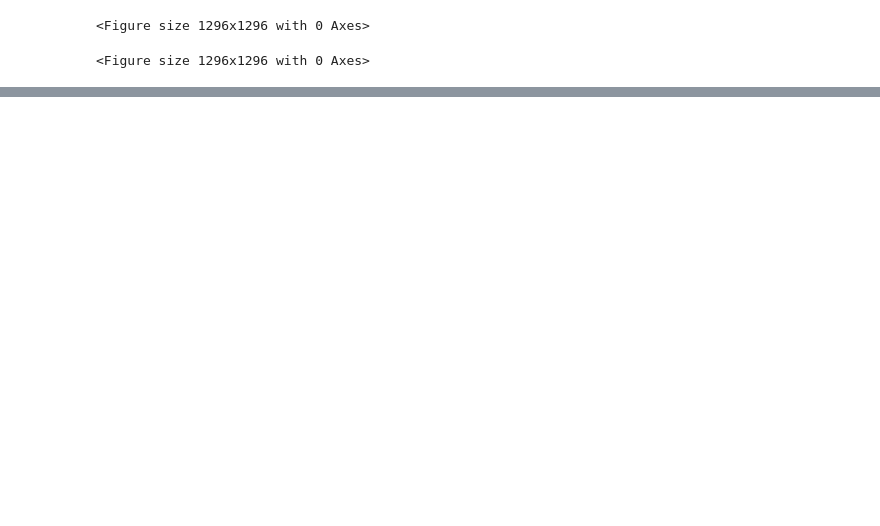
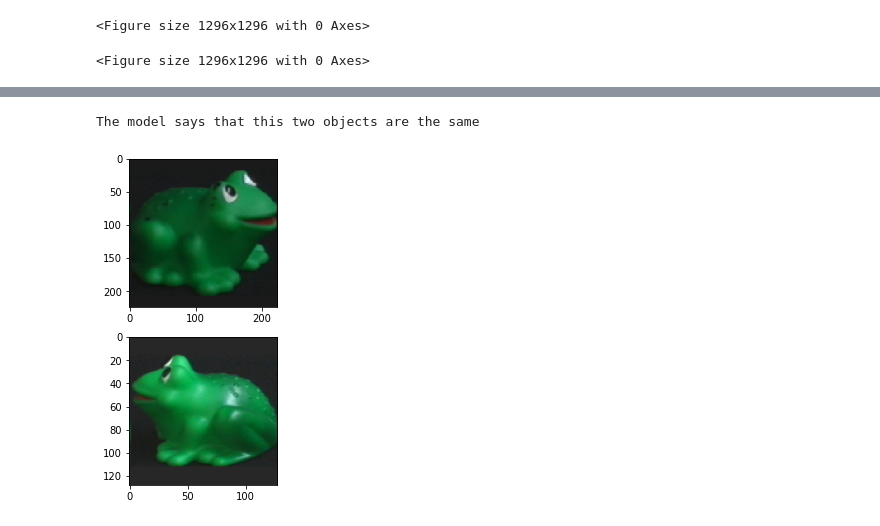
Before and after one commit to edwinsn/Object-detection, a Jupyter notebook: coil_100.ipynb, the cells around one changed output, grey strips where cells are left out. Drawn from its saved outputs; the diff is of its cells as text; code cells hidden in the pictures; blank space fills up the shorter version.

```diff
--- a/coil_100.ipynb
+++ b/coil_100.ipynb
@@ -107,0 +101,15 @@ plt.show()
+# %%
+image=load_img(path+files[-1],target_size=(224, 224))
+plt.figure(figsize=(10,6))
+plt.subplot(211)
+plt.imshow(image)
+image = img_to_array(image)
+image = image.reshape((1,image.shape[0], image.shape[1], image.shape[2]))
+pre=model.predict(image)
+plt.subplot(212)
+image2=load_img(path+"obj"+str(np.argmax(pre,axis=1)[0])+"__0.png")
+plt.imshow(image2)
+print("The model says that this two objects are the same")
+# %% [output]
+The model says that this two objects are the same
+[figure, added]
```
Also changed, not shown: parts of 3 cells of this notebook.
